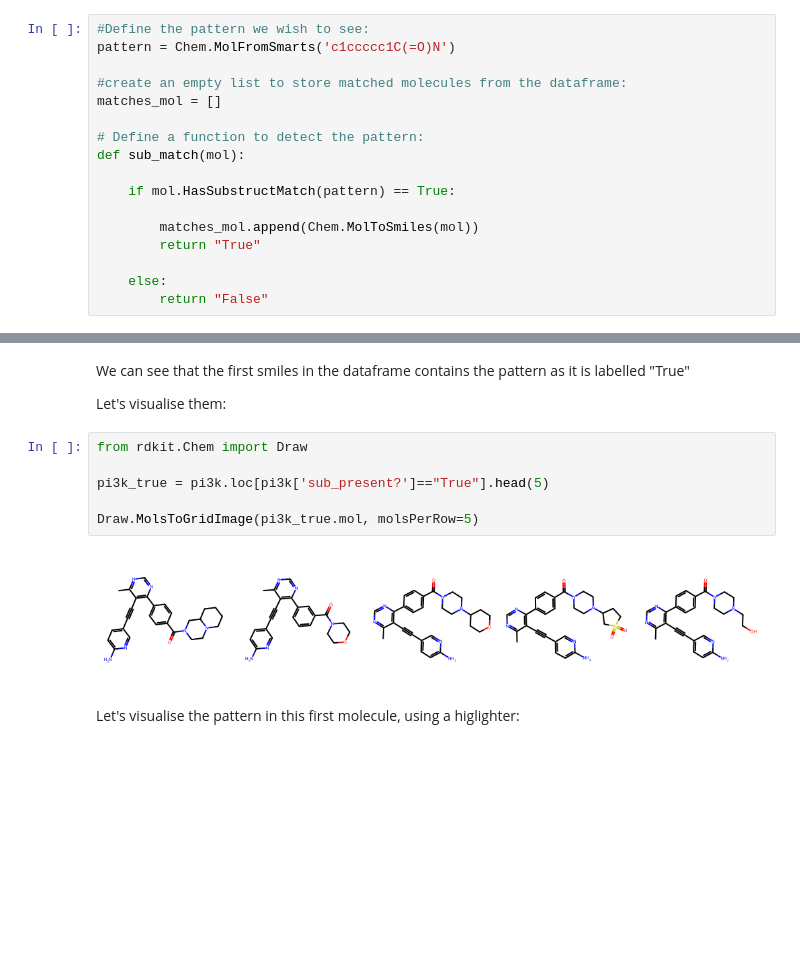
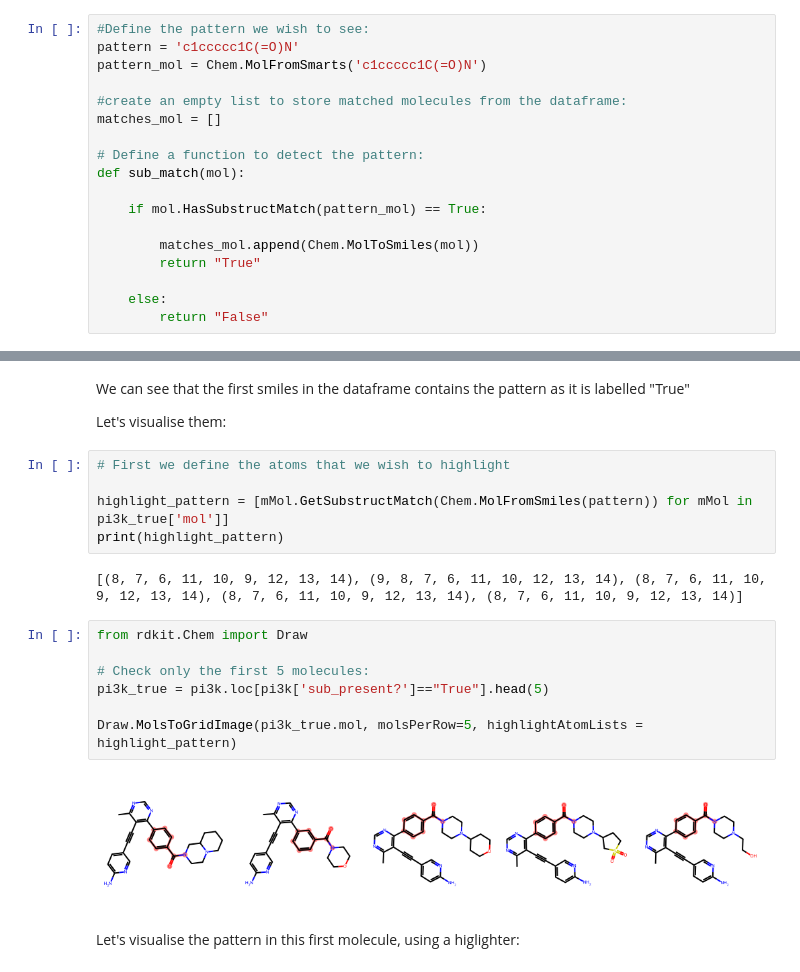
Before and after one commit to ganesh7shahane/useful_cheminformatics, a Jupyter notebook: 4_SubstructureMatching.ipynb, the cells around one changed output, grey strips where cells are left out. Cells and saved outputs as stored; diff of their text form; blank space fills up the shorter version.

```diff
--- a/4_SubstructureMatching.ipynb
+++ b/4_SubstructureMatching.ipynb
@@ -26,7 +26,8 @@ pi3k.head(3)
 pi3k['mol'] = pi3k['SMILES'].apply(lambda x: Descriptors.Chem.MolFromSmiles(x))
 # %%
 #Define the pattern we wish to see:
-pattern = Chem.MolFromSmarts('c1ccccc1C(=O)N')
+pattern = 'c1ccccc1C(=O)N'
+pattern_mol = Chem.MolFromSmarts('c1ccccc1C(=O)N')
 
 #create an empty list to store matched molecules from the dataframe:
 matches_mol = []
@@ -34,7 +35,7 @@ matches_mol = []
 # Define a function to detect the pattern:
 def sub_match(mol):
 
-    if mol.HasSubstructMatch(pattern) == True:
+    if mol.HasSubstructMatch(pattern_mol) == True:
 
         matches_mol.append(Chem.MolToSmiles(mol))
         return "True"
@@ -54,14 +55,22 @@ pi3k.head(3)
 We can see that the first smiles in the dataframe contains the pattern as it is labelled "True"
 
 Let's visualise them:
+# %%
+# First we define the atoms that we wish to highlight
+
+highlight_pattern = [mMol.GetSubstructMatch(Chem.MolFromSmiles(pattern)) for mMol in pi3k_true['mol']]
+print(highlight_pattern)
+# %% [output]
+[(8, 7, 6, 11, 10, 9, 12, 13, 14), (9, 8, 7, 6, 11, 10, 12, 13, 14), (8, 7, 6, 11, 10, 9, 12, 13, 14), (8, 7, 6, 11, 10, 9, 12, 13, 14), (8, 7, 6, 11, 10, 9, 12, 13, 14)]
 # %%
 from rdkit.Chem import Draw
 
+# Check only the first 5 molecules:
 pi3k_true = pi3k.loc[pi3k['sub_present?']=="True"].head(5)
 
-Draw.MolsToGridImage(pi3k_true.mol, molsPerRow=5)
+Draw.MolsToGridImage(pi3k_true.mol, molsPerRow=5, highlightAtomLists = highlight_pattern)
 # %% [output]
-[figure, old version]
+[figure, new version]
 # %% [markdown]
 Let's visualise the pattern in this first molecule, using a higlighter:
 # %%
```
